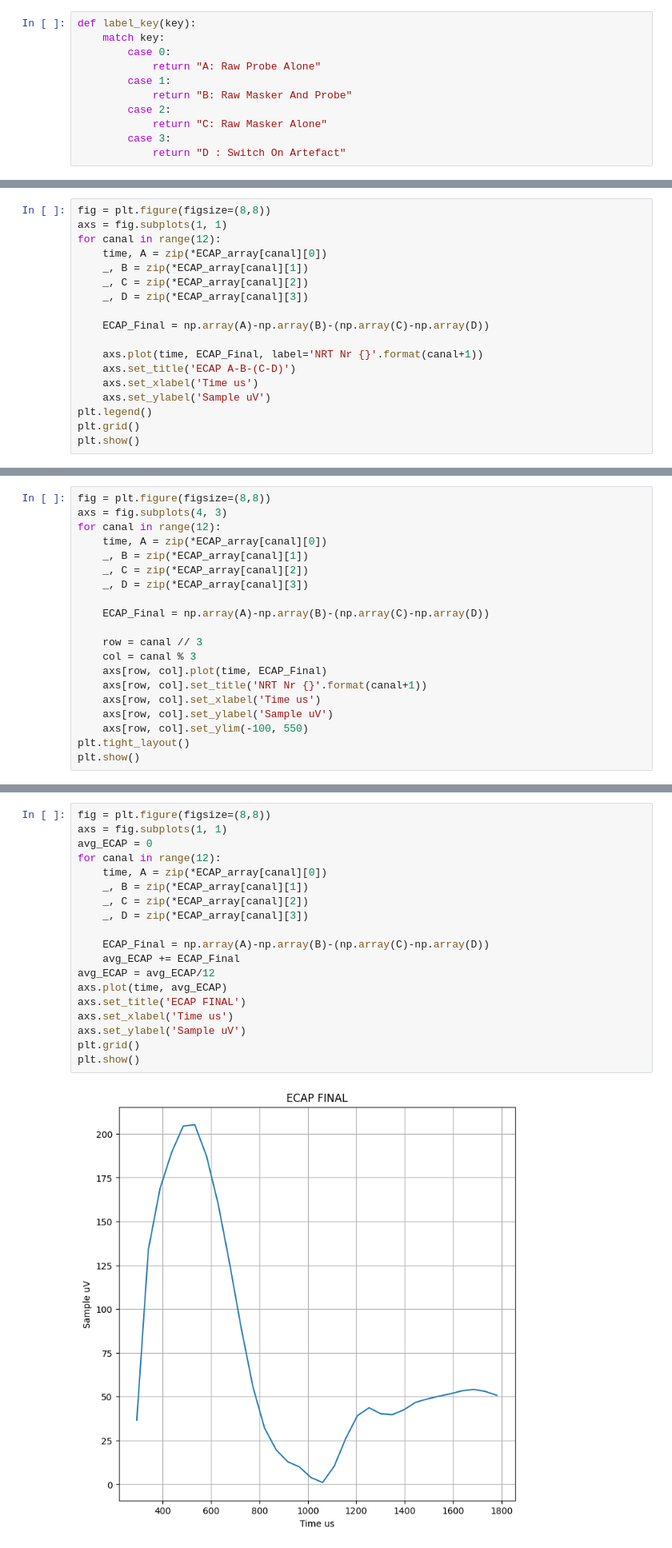
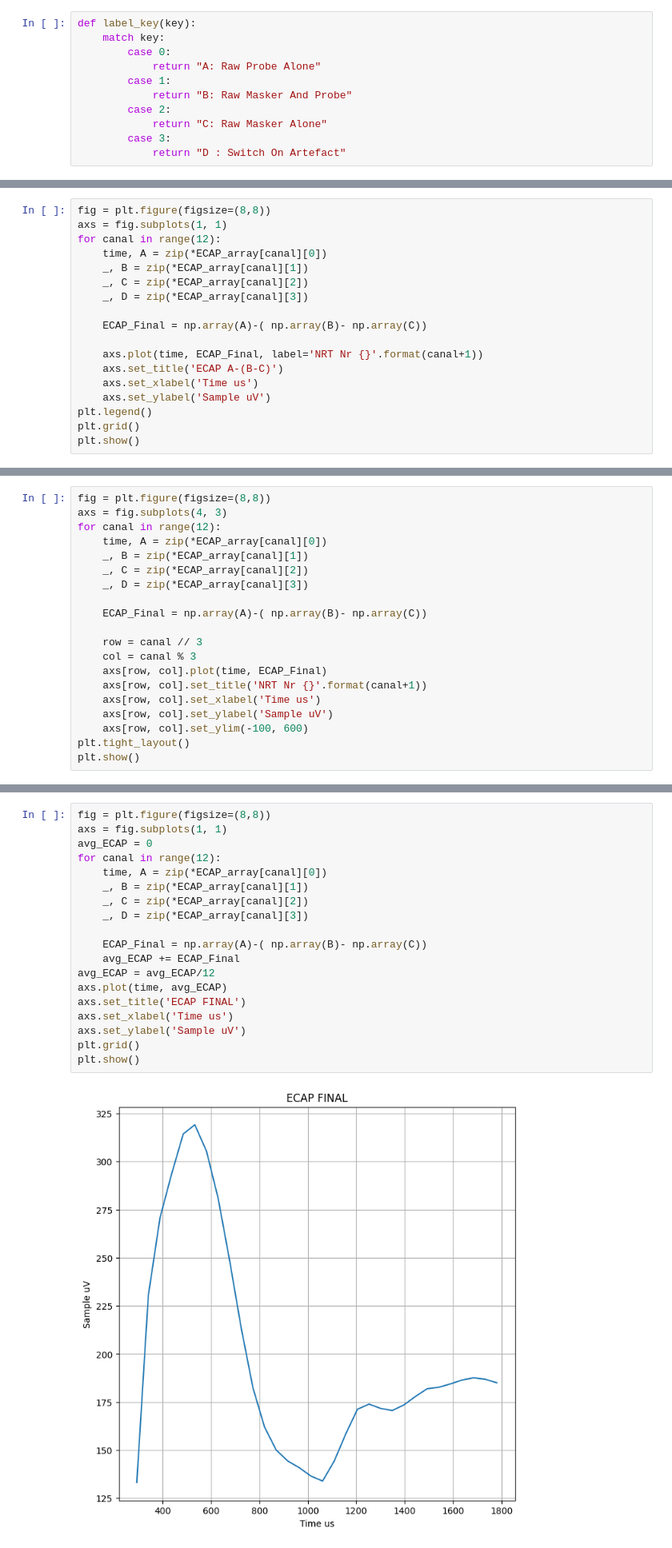
Before and after one commit to Juanx65/Certamen-IPD477, a Jupyter notebook: pregunta_1.ipynb, the cells around one changed output, grey strips where cells are left out. Shown at 80% size. Cells and saved outputs as stored; diff of their text form.

```diff
--- a/pregunta_1.ipynb
+++ b/pregunta_1.ipynb
@@ -93,10 +93,10 @@ for canal in range(12):
     _, C = zip(*ECAP_array[canal][2])
     _, D = zip(*ECAP_array[canal][3])
 
-    ECAP_Final = np.array(A)-np.array(B)-(np.array(C)-np.array(D))
+    ECAP_Final = np.array(A)-( np.array(B)- np.array(C))
 
     axs.plot(time, ECAP_Final, label='NRT Nr {}'.format(canal+1))
-    axs.set_title('ECAP A-B-(C-D)')
+    axs.set_title('ECAP A-(B-C)')
     axs.set_xlabel('Time us')
     axs.set_ylabel('Sample uV')
 plt.legend()
@@ -113,7 +113,7 @@ for canal in range(12):
     _, C = zip(*ECAP_array[canal][2])
     _, D = zip(*ECAP_array[canal][3])
 
-    ECAP_Final = np.array(A)-np.array(B)-(np.array(C)-np.array(D))
+    ECAP_Final = np.array(A)-( np.array(B)- np.array(C))
 
     row = canal // 3
     col = canal % 3
@@ -121,7 +121,7 @@ for canal in range(12):
     axs[row, col].set_title('NRT Nr {}'.format(canal+1))
     axs[row, col].set_xlabel('Time us')
     axs[row, col].set_ylabel('Sample uV')
-    axs[row, col].set_ylim(-100, 550)
+    axs[row, col].set_ylim(-100, 600)
 plt.tight_layout()
 plt.show()
 # %% [output]
@@ -129,21 +129,21 @@ plt.show()
 # %%
 fig = plt.figure(figsize=(8,8))
 axs = fig.subplots(1, 1)
 avg_ECAP = 0
 for canal in range(12):
     time, A = zip(*ECAP_array[canal][0])
     _, B = zip(*ECAP_array[canal][1])
     _, C = zip(*ECAP_array[canal][2])
     _, D = zip(*ECAP_array[canal][3])
 
-    ECAP_Final = np.array(A)-np.array(B)-(np.array(C)-np.array(D))
+    ECAP_Final = np.array(A)-( np.array(B)- np.array(C))
     avg_ECAP += ECAP_Final
 avg_ECAP = avg_ECAP/12
 axs.plot(time, avg_ECAP)
 axs.set_title('ECAP FINAL')
 axs.set_xlabel('Time us')
 axs.set_ylabel('Sample uV')
 plt.grid()
 plt.show()
 # %% [output]
-[figure, old version]
+[figure, new version]
```
Also changed, not shown: parts of 4 cells of this notebook.
